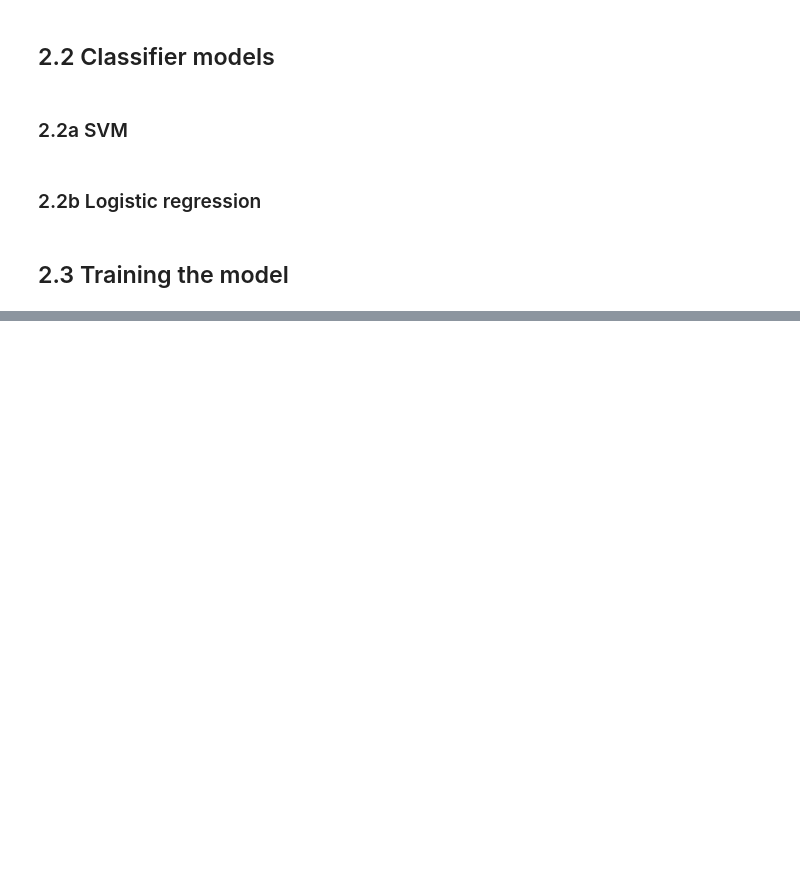
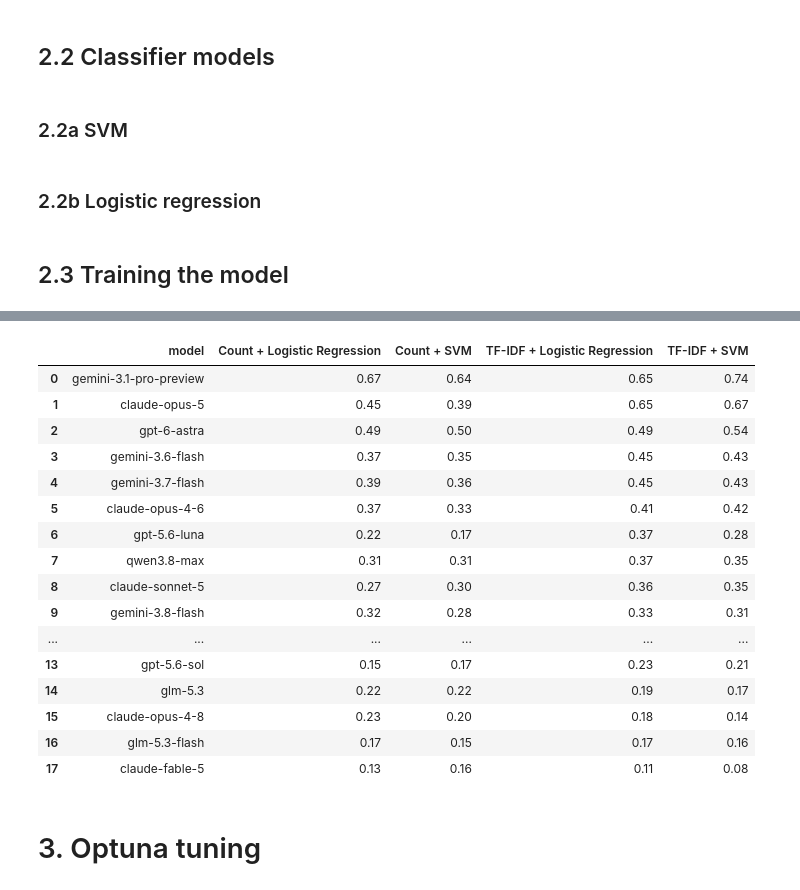
Before and after one commit to alvinnnnnnnnnn/Name-That-LLM, a Jupyter notebook: part1.ipynb, the cells around one changed output, grey strips where cells are left out. Drawn from its saved outputs; the diff is of its cells as text; code cells hidden in the pictures; blank space fills up the shorter version.

Commit message:
added more data + retrained the model on the larger dataset

```diff
--- a/part1.ipynb
+++ b/part1.ipynb
@@ -56,5 +59,33 @@ log_reg = LogisticRegression(C=10, class_weight='balanced', max_iter=2000)
 # %% [markdown]
 ## 2.3 Training the model
+# %%
+def training_pipeline(df, vectorizer, classifier, vec_name, classifier_name, extra_data = None):
+    all_preds = []
+
+    for fold, (train_idx, val_idx) in enumerate(GroupKFold(n_splits=5).split(df, groups=df['prompt_id'])):
+        train_df = df.iloc[train_idx].copy()
+        val_df = df.iloc[val_idx].copy()
+
+        X_train, y_train = train_df['text'], train_df['model']
+        X_val, y_val = val_df['text'], val_df['model']
+
+        if extra_data is not None:                                  # add external data to training only
+            X_train = pd.concat([X_train, extra_data['text']], ignore_index=True)
+            y_train = pd.concat([y_train, extra_data['model']], ignore_index=True)
+
+        prediction = train_model(
+            clone(classifier),
+            clone(vectorizer),
+            X_train, y_train, X_val, y_val
+        )
+
+        val_df['pred'] = prediction
+        val_df['vectorizer'] = vec_name
+        val_df['classifier'] = classifier_name
+        val_df['fold'] = fold
+        all_preds.append(val_df)
+
+    return pd.concat(all_preds)
 # %%
 df = pd.read_csv(f'{DATA}/train.csv')
 
@@ -141,0 +124,37 @@ how to read the heatmap:
+# %%
+predictions_df['correct'] = predictions_df['model'] == predictions_df['pred']
+
+recall_df = predictions_df.pivot_table(
+    index='model',
+    columns=['vectorizer', 'classifier'],
+    values='correct',
+    aggfunc='mean'
+)
+
+recall_df.columns = [f'{v} + {c}' for v, c in recall_df.columns]
+
+recall_df = (recall_df
+             .sort_values('TF-IDF + Logistic Regression', ascending=False)
+             .round(2)
+             .reset_index())
+recall_df
+# %% [output]
+|  | model | Count + Logistic Regression | Count + SVM | TF-IDF + Logistic Regression | TF-IDF + SVM |
+| 0 | gemini-3.1-pro-preview | 0.67 | 0.64 | 0.65 | 0.74 |
+| 1 | claude-opus-5 | 0.45 | 0.39 | 0.65 | 0.67 |
+| 2 | gpt-6-astra | 0.49 | 0.50 | 0.49 | 0.54 |
+| 3 | gemini-3.6-flash | 0.37 | 0.35 | 0.45 | 0.43 |
+| 4 | gemini-3.7-flash | 0.39 | 0.36 | 0.45 | 0.43 |
+| 5 | claude-opus-4-6 | 0.37 | 0.33 | 0.41 | 0.42 |
+| 6 | gpt-5.6-luna | 0.22 | 0.17 | 0.37 | 0.28 |
+| 7 | qwen3.8-max | 0.31 | 0.31 | 0.37 | 0.35 |
+| 8 | claude-sonnet-5 | 0.27 | 0.30 | 0.36 | 0.35 |
+| 9 | gemini-3.8-flash | 0.32 | 0.28 | 0.33 | 0.31 |
+| ... | ... | ... | ... | ... | ... |
+| 13 | gpt-5.6-sol | 0.15 | 0.17 | 0.23 | 0.21 |
+| 14 | glm-5.3 | 0.22 | 0.22 | 0.19 | 0.17 |
+| 15 | claude-opus-4-8 | 0.23 | 0.20 | 0.18 | 0.14 |
+| 16 | glm-5.3-flash | 0.17 | 0.15 | 0.17 | 0.16 |
+| 17 | claude-fable-5 | 0.13 | 0.16 | 0.11 | 0.08 |
+# %% [markdown]
+# 3. Optuna tuning
```
Also changed, not shown: parts of 13 cells of this notebook, 4 other files.
